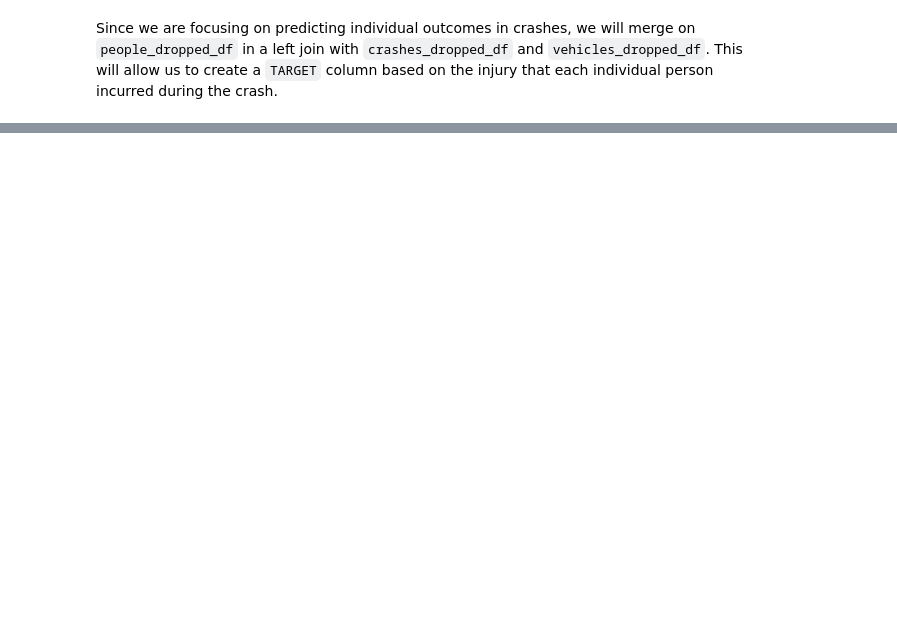
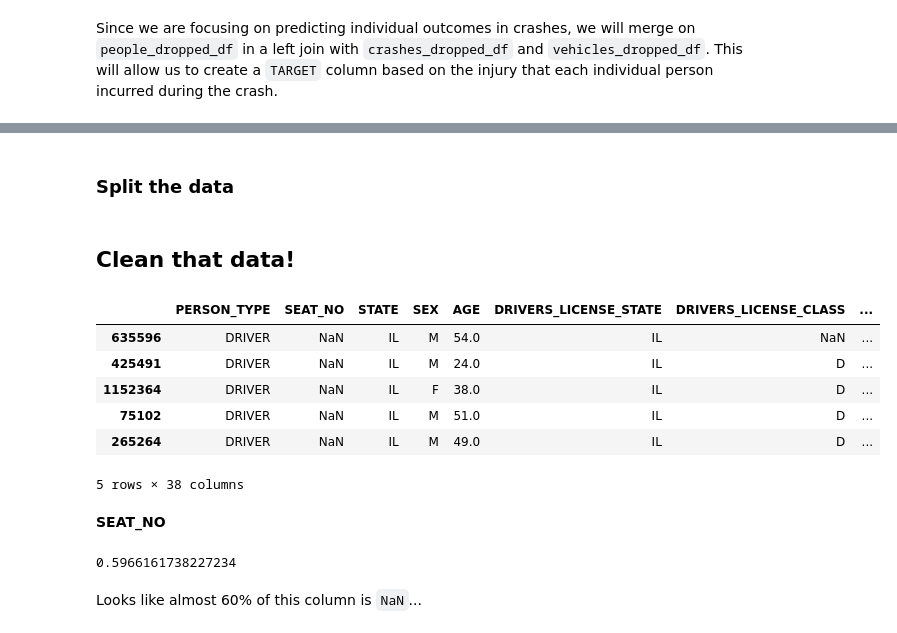
Before and after one commit to AngieKay/Chicago-Crashes, a Jupyter notebook: Markowitz_working_nb.ipynb, the cells around one changed output, grey strips where cells are left out. Drawn from its saved outputs; the diff is of its cells as text; code cells hidden in the pictures; blank space fills up the shorter version.

Commit message:
Train-test-split

```diff
--- a/Markowitz_working_nb.ipynb
+++ b/Markowitz_working_nb.ipynb
@@ -577,0 +565,8 @@ people_crashes_df.describe()
+# %%
+people_crashes_df['TARGET'] = people_crashes_df['INJURY_CLASSIFICATION'].map({np.NaN: 0,
+                                                                              'NO INDICATION OF INJURY': 0,
+                                                                              'NONINCAPACITATING INJURY': 1,
+                                                                              'REPORTED, NOT EVIDENT': 1,
+                                                                              'INCAPACITATING INJURY': 2,
+                                                                              'FATAL': 3})
+people_crashes_df['TARGET'].value_counts()
@@ -577,0 +581,2 @@ people_crashes_df.describe()
+# %%
+people_crashes_df['CRASH_YEAR'] = pd.to_datetime(people_crashes_df['CRASH_DATE']).dt.year
@@ -577,0 +613,30 @@ people_crashes_df.describe()
+# %% [markdown]
+### Split the data
+# %%
+from sklearn.model_selection import train_test_split
+
+X = people_crashes_df.drop(['PERSON_ID', 'CRASH_RECORD_ID', 'VEHICLE_ID', 'CRASH_DATE',
+                            'LATITUDE', 'LONGITUDE', 'LOCATION', 'TARGET'], axis=1)
+y = people_crashes_df['TARGET']
+
+X_train, X_test, y_train, y_test = train_test_split(X, y, random_state=42, stratify=y)
+# %% [markdown]
+## Clean that data!
+# %%
+X_train.head()
+# %% [output]
+|  | PERSON_TYPE | SEAT_NO | STATE | SEX | AGE | DRIVERS_LICENSE_STATE | DRIVERS_LICENSE_CLASS | ... |
+| 635596 | DRIVER | NaN | IL | M | 54.0 | IL | NaN | ... |
+| 425491 | DRIVER | NaN | IL | M | 24.0 | IL | D | ... |
+| 1152364 | DRIVER | NaN | IL | F | 38.0 | IL | D | ... |
+| 75102 | DRIVER | NaN | IL | M | 51.0 | IL | D | ... |
+| 265264 | DRIVER | NaN | IL | M | 49.0 | IL | D | ... |
+5 rows × 38 columns
+# %% [markdown]
+**SEAT_NO**
+# %%
+X_train.SEAT_NO.isna().sum() / len(people_crashes_df.SEAT_NO)
+# %% [output]
+0.5966161738227234
+# %% [markdown]
+Looks like almost 60% of this column is `NaN`...
```
Also changed, not shown: parts of 38 cells of this notebook.
